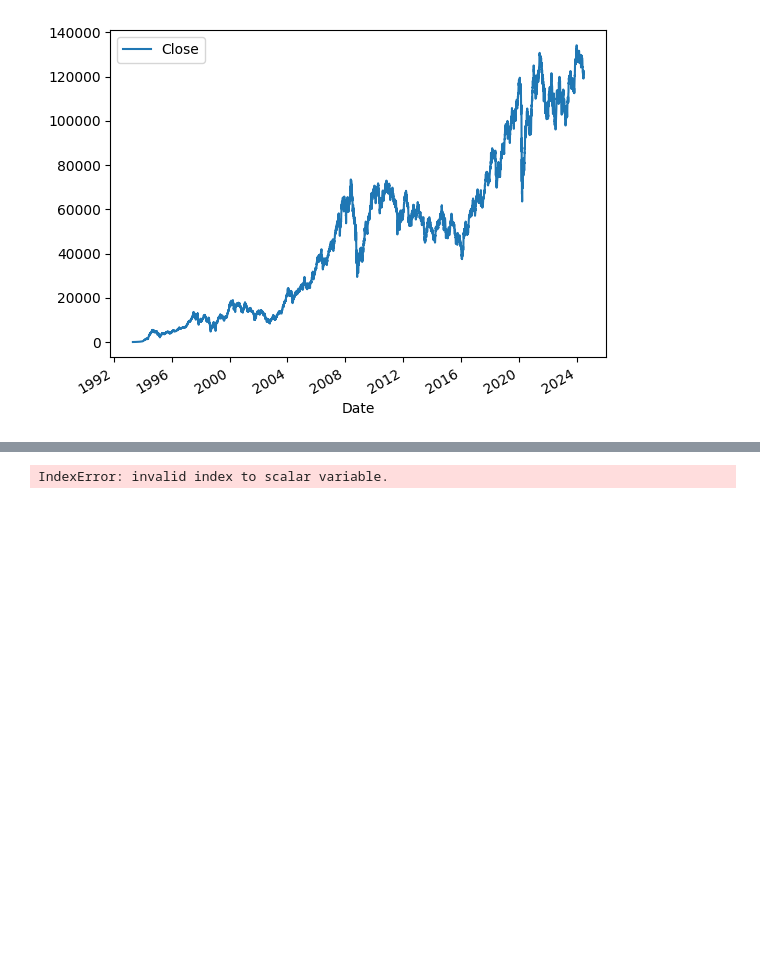
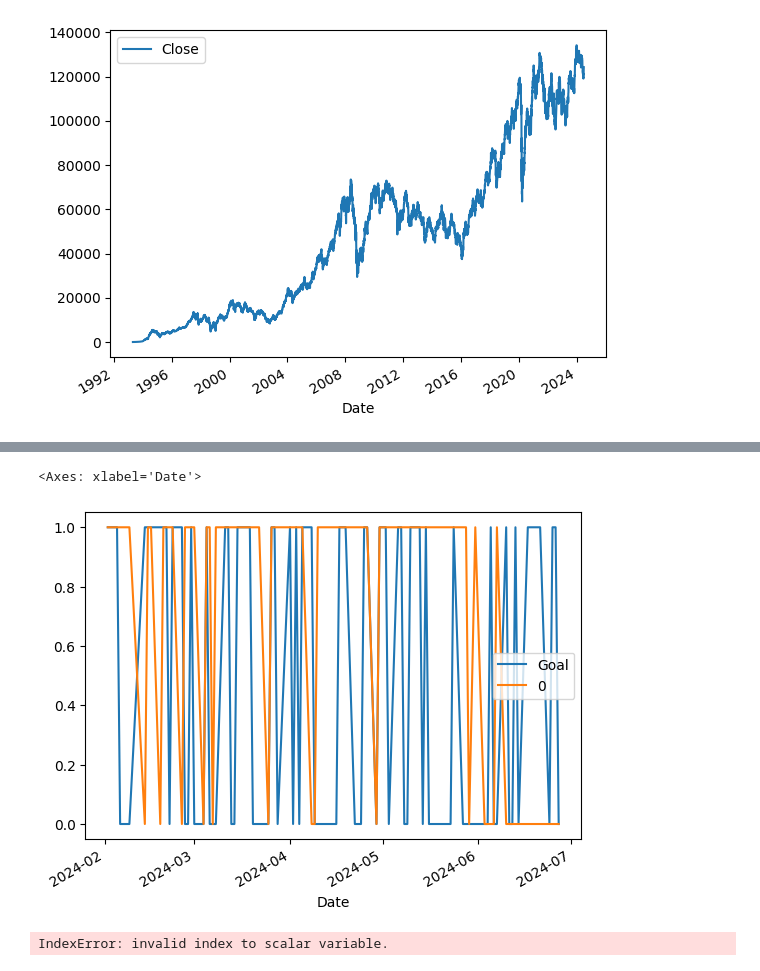
Before and after one commit to rodriguesarrais/ia-mercado-financeiro, a Jupyter notebook: src/stock_market_request.ipynb, the cells around one changed output, grey strips where cells are left out. Cells and saved outputs as stored; diff of their text form; code cells hidden in the pictures; blank space fills up the shorter version.

Commit message:
feat: make plot of predictions vs what happened && remove unused dataset file

```diff
--- a/src/stock_market_request.ipynb
+++ b/src/stock_market_request.ipynb
@@ -87,4 +87,10 @@ Precision:  0.4383561643835616
 Accuracy:  0.46
+# %%
+combined_predictions_goal = pd.concat([test["Goal"], predictions], axis=1)
+combined_predictions_goal.plot()
+# %% [output]
+<Axes: xlabel='Date'>
+[figure, added]
 # %%
 # construindo um sistema de backtesting
 
```
Also changed, not shown: parts of 4 cells of this notebook, 1 other file.
